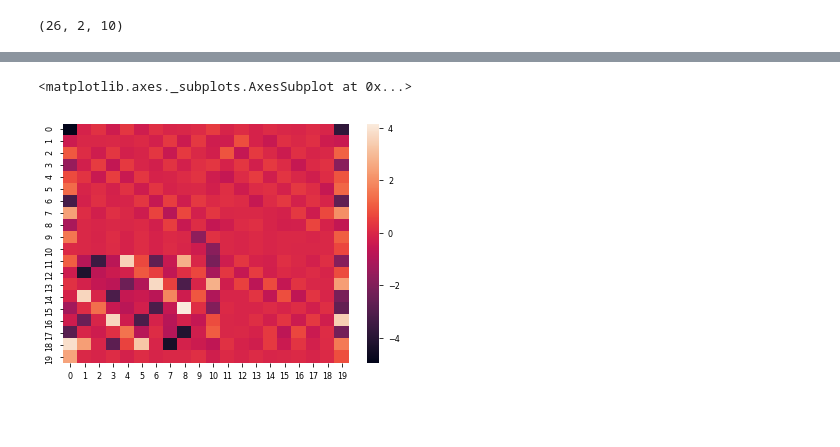
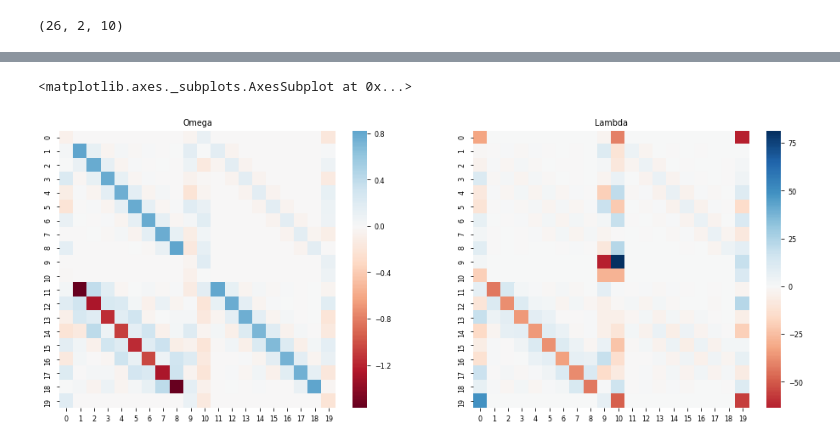
Before and after one commit to afqueiruga/on_learned_dynamics, a Jupyter notebook: WaveEquation.ipynb, the cells around one changed output, grey strips where cells are left out. Saved outputs shown, nothing was run; the diff lists cells and outputs as text; code cells hidden in the pictures; blank space fills up the shorter version.

```diff
--- a/WaveEquation.ipynb
+++ b/WaveEquation.ipynb
@@ -142,5 +142,5 @@ Omega = model.net.weight.detach().cpu().numpy()
 # %%
 w,V = np.linalg.eig(Omega)
 # %%
-Lambda = V.dot( np.diag(np.log(w)).dot(np.linalg.inv(V)))
+Lambda = V.dot( np.diag(np.log(w)/dt).dot(np.linalg.inv(V)))
 Lambda = np.array(Lambda,dtype=np.double)
@@ -194,5 +147,11 @@ seaborn.heatmap(Omega)
-# %%
-seaborn.heatmap(Lambda)
-# %% [output]
-<matplotlib.axes._subplots.AxesSubplot at 0x...>
-[figure, removed]
+# %%
+plt.figure(figsize=plotting.FIG_SIZE_FULL)
+plt.subplot(1,2,1)
+plt.title('Omega')
+seaborn.heatmap(Omega, cmap='RdBu', center=0)
+plt.subplot(1,2,2)
+plt.title('Lambda')
+seaborn.heatmap(Lambda, cmap='RdBu', center=0)
+# %% [output]
+<matplotlib.axes._subplots.AxesSubplot at 0x...>
+[figure, added]
```
Also changed, not shown: parts of 13 cells of this notebook.
